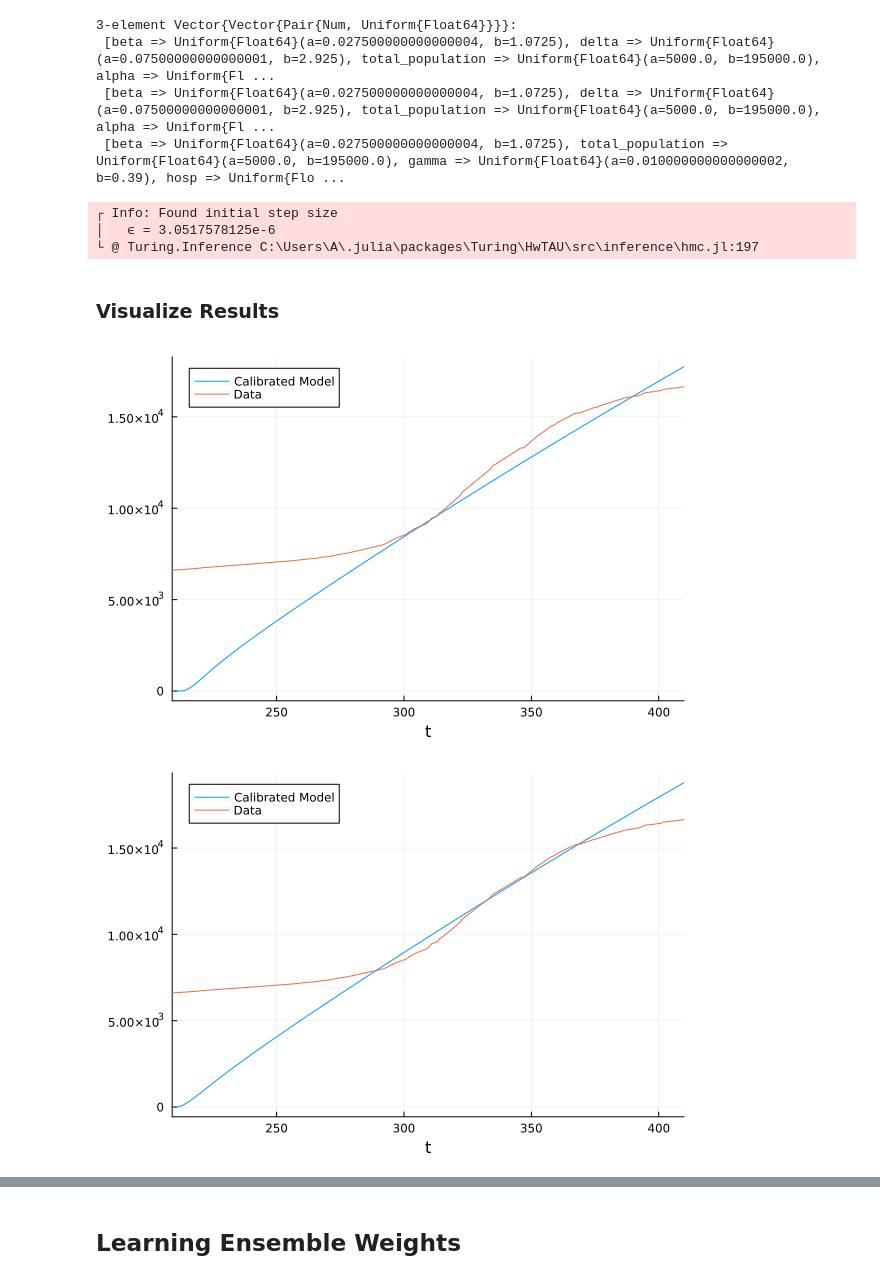
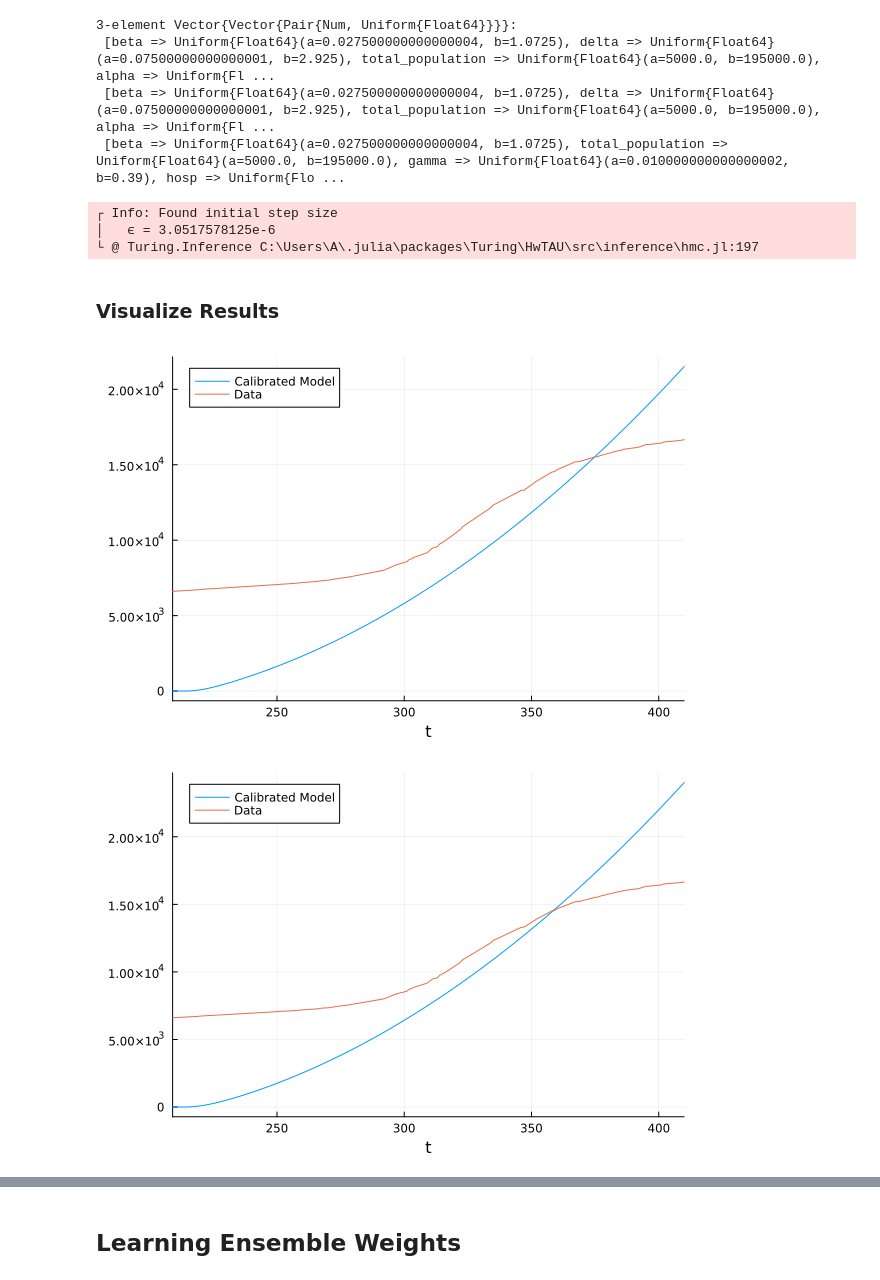
Before and after one commit to DARPA-ASKEM/TA3_Evaluation_Resources, a Jupyter notebook: BayesianEnsembleChallenge.ipynb, the cells around one changed output, grey strips where cells are left out. Cells and saved outputs as stored; diff of their text form; code cells hidden in the pictures.

```diff
--- a/BayesianEnsembleChallenge.ipynb
+++ b/BayesianEnsembleChallenge.ipynb
@@ -165,30 +162,0 @@ syss = map(add_accumulations, syss)
-# %%
-##Splitting datasets
-#Assigning dataset type to corresponding state
-D_nm = ds_nms[1]
-H_nm = ds_nms[2]
-
-#Train Data
-train_idx = 60
-t_train = tss[1][1:train_idx]
-data_train = map(x->[
-    x.deceased_population => (t_train,data_dict[D_nm]["vals"][1:train_idx]),
-    x.hospitalized_population => (t_train, data_dict[H_nm]["vals"][1:train_idx])
-], syss)
-
-
-#Ensemble data
-ensem_idx = 65
-t_ensem = tss[1][1:ensem_idx]
-data_ensem = map(x->[
-    x.deceased_population => (t_ensem, data_dict[D_nm]["vals"][1:ensem_idx]),
-    x.hospitalized_population => (t_ensem, data_dict[H_nm]["vals"][1:ensem_idx])
-], syss)
-
-#Forecast data
-forcst_idx = 69
-t_forecast = tss[1][1:forcst_idx]
-data_forecast = map(x->[
-    x.deceased_population => (t_forecast, data_dict[D_nm]["vals"][1:forcst_idx]),
-    x.hospitalized_population => (t_forecast, data_dict[H_nm]["vals"][1:forcst_idx])
-], syss)
@@ -200,9 +163,9 @@ data_forecast = map(x->[
 # %%
 ##Setting up priors for each of the parameters
 bound_gen = [0.05, 1.95]'
-symbols_ps = [(collect(sys.ps)) for sys in syss]
+symbols_ps = [(collect(sys.ps)) for sys in a_syss]
 
-pss = map(symbols_ps, syss) do syms_p, sys
+pss = map(symbols_ps, a_syss) do syms_p, sys
     getvals_ps = getindex.(Ref(sys.defaults), syms_p) .* bound_gen
     syms_p .=> map(x->Uniform(extrema(x)...), eachrow(getvals_ps))
 end
@@ -211,34 +174,34 @@ end
  [beta => Uniform{Float64}(a=0.027500000000000004, b=1.0725), delta => Uniform{Float64}(a=0.07500000000000001, b=2.925), total_population => Uniform{Float64}(a=5000.0, b=195000.0), alpha => Uniform{Fl ...
  [beta => Uniform{Float64}(a=0.027500000000000004, b=1.0725), delta => Uniform{Float64}(a=0.07500000000000001, b=2.925), total_population => Uniform{Float64}(a=5000.0, b=195000.0), alpha => Uniform{Fl ...
  [beta => Uniform{Float64}(a=0.027500000000000004, b=1.0725), total_population => Uniform{Float64}(a=5000.0, b=195000.0), gamma => Uniform{Float64}(a=0.010000000000000002, b=0.39), hosp => Uniform{Flo ...
-# %%
-nprobs = map(x->ODEProblem(x, [], extrema(t_train)), syss);
-enprobs = bayesian_ensemble(nprobs, pss, data_train)
-sol = solve(enprobs)
-# %% [output]
-┌ Info: Found initial step size
-│   ϵ = 3.0517578125e-6
-└ @ Turing.Inference C:\Users\A\.julia\packages\Turing\HwTAU\src\inference\hmc.jl:197
+# %%
+nprobs = map(x->ODEProblem(x, [], extrema(t_train)), a_syss);
+enprobs = bayesian_ensemble(nprobs, pss, data_train)
+sol = solve(enprobs)
+# %% [output]
+┌ Info: Found initial step size
+│   ϵ = 3.0517578125e-6
+└ @ Turing.Inference C:\Users\A\.julia\packages\Turing\HwTAU\src\inference\hmc.jl:197
 # %% [markdown]
 ### Visualize Results
 # %%
 ##Deaths - Model 1
 model_idx = 1
-state_idx = :deceased_population
+state_idx = :accumulation_deceased_population
 title = first(split(files[model_idx], "."))
 pl1 = plot(sol[model_idx];idxs = state_idx, label = "Calibrated Model")
 pl2 = plot!(t_train,last(data_train[model_idx][1].second)[1:train_idx], label = "Data")
 # %% [output]
-[figure, old version]
+[figure, new version]
 # %%
 ##Deaths - Model 2
 model_idx = 2
-state_idx = :deceased_population
+state_idx = :accumulation_deceased_population
 title = first(split(files[model_idx], "."))
-pl1 = plot(sol[model_idx];idxs = :deceased_population, label = "Calibrated Model")
+pl1 = plot(sol[model_idx];idxs = state_idx, label = "Calibrated Model")
 pl2 = plot!(t_train,last(data_train[model_idx][1].second)[1:train_idx], label = "Data")
 # %% [output]
-[figure, old version]
+[figure, new version]
 # %%
 ##Deaths - Model 3
 model_idx = 3
```
Also changed, not shown: parts of 17 cells of this notebook.
